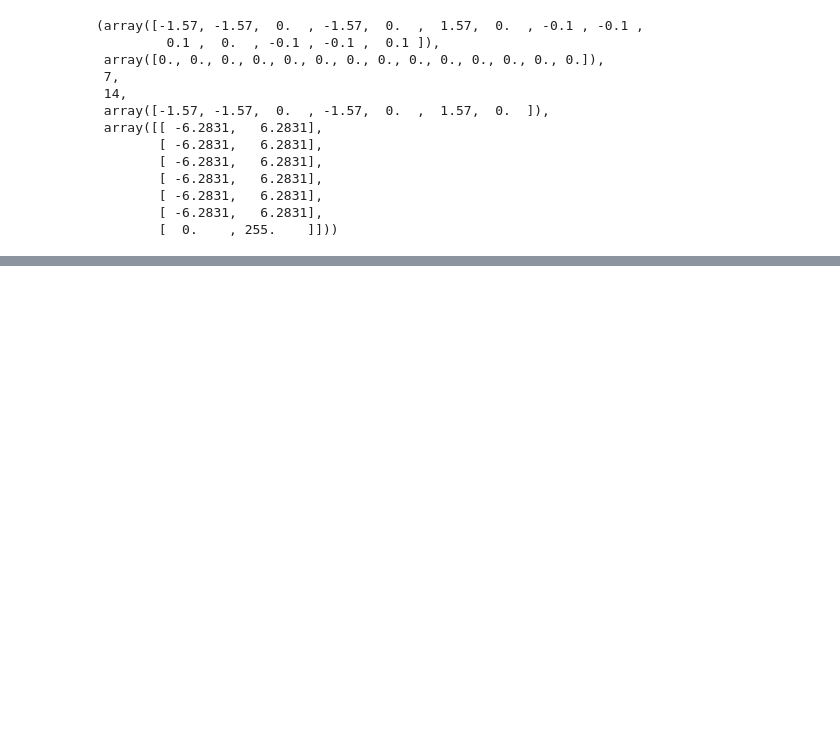
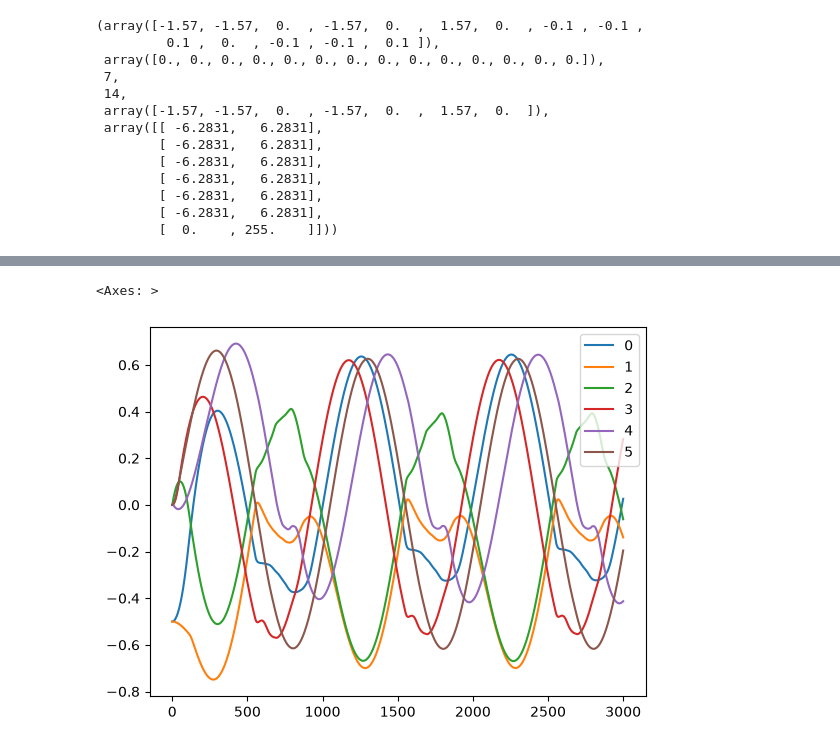
Before and after one commit to huyhoang251296/visual_manipulation_rl, a Jupyter notebook: workspace/notebooks/convert_urdf_to_mjcf.ipynb, the cells around one changed output, grey strips where cells are left out. Saved outputs shown, nothing was run; the diff lists cells and outputs as text; code cells hidden in the pictures; blank space fills up the shorter version.

```diff
--- a/workspace/notebooks/convert_urdf_to_mjcf.ipynb
+++ b/workspace/notebooks/convert_urdf_to_mjcf.ipynb
@@ -303,3 +341,10 @@ media.show_video(frames, fps=framerate/2)
+# %%
+s = np.array(states)
+# pd.DataFrame(a.tolist()).diff().describe()
+pd.DataFrame(s.tolist()).plot()
+# %% [output]
+<Axes: >
+[figure, added]
 # %%
 data = mujoco.MjData(model)
 data2 = mujoco.MjData(model)
```
Also changed, not shown: parts of 9 cells of this notebook, 15 other files.
